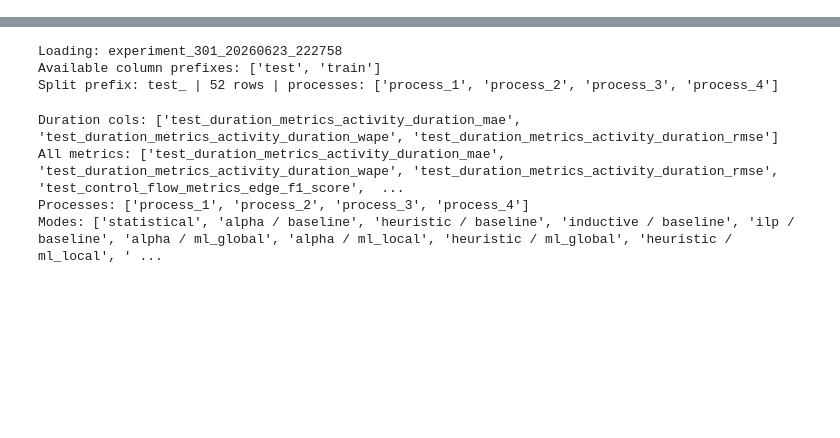
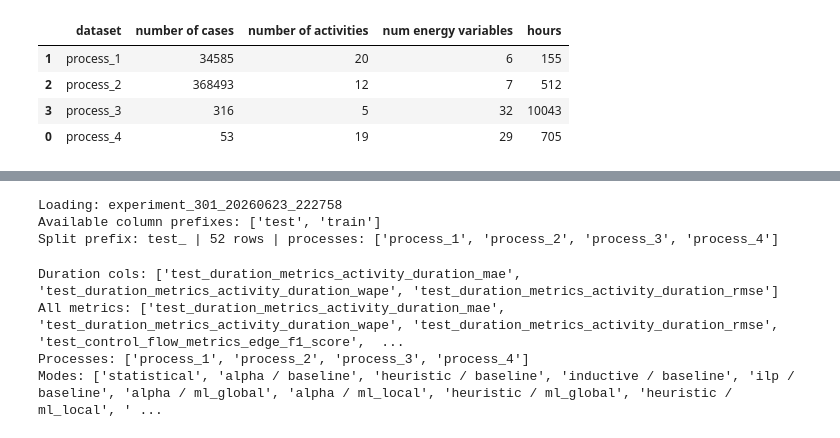
Before and after one commit to zapataunipaderborn/process_energy_demand_modelling, a Jupyter notebook: src/results_latex_table.ipynb, the cells around one changed output, grey strips where cells are left out. Cells and saved outputs as stored; diff of their text form; code cells hidden in the pictures; blank space fills up the shorter version.

```diff
--- a/src/results_latex_table.ipynb
+++ b/src/results_latex_table.ipynb
@@ -0,0 +33,81 @@
+# %%
+import pandas as pd
+from pathlib import Path
+
+# Load experiment 1 datasets
+exp_dir = Path('../data/gold/experiment_1')
+processes = [p for p in exp_dir.iterdir() if p.is_dir()]
+
+results = []
+for p in processes:
+
+    print(p)
+    dataset_dir = p / 'datasets'
+    if not dataset_dir.exists():
+        continue
+
+    df_exp_path = dataset_dir / 'df_expanded.parquet'
+    if not df_exp_path.exists():
+        continue
+
+    df = pd.read_parquet(df_exp_path)
+
+    # Energy variables (contain 'energy' but NOT 'ef')
+    energy_vars = [col for col in df.columns if 'energy' in col.lower() and 'ef' not in col.lower()]
+
+    print(energy_vars)
+
+    num_cols_energy = len(energy_vars) - 1
+
+
+
+    # Number of cases
+    case_col = 'case_id' if 'case_id' in df.columns else df.columns[0]
+    num_cases = df[case_col].nunique() if case_col in df.columns else None
+
+    # Number of activities
+    activity_col = 'activity_log'
+    num_activities = df[activity_col].nunique() if activity_col in df.columns else None
+
+    # Max and min date, complete duration
+    time_cols = [col for col in df.columns if 'time' in col.lower() or 'date' in col.lower()]
+    time_col = time_cols[0] if time_cols else None
+    if 'timestamp' in df.columns:
+        time_col = 'timestamp'
+    elif 'time:timestamp' in df.columns:
+        time_col = 'time:timestamp'
+
+    if time_col:
+        # Try converting to datetime if not already
+        df[time_col] = pd.to_datetime(df[time_col], errors='coerce')
+        min_date = df[time_col].min()
+        max_date = df[time_col].max()
+        complete_date = max_date - min_date
+        # Convert timedelta to total hours (rounded to 2 decimal places for readability)
+        hours = round(complete_date.total_seconds() / 3600, 2) if pd.notnull(complete_date) else None
+    else:
+        min_date, max_date, hours = None, None, None
+
+    # Number of rows in expanded
+    num_rows = len(df)
+
+    results.append({
+        'dataset': p.name,
+        'number of cases': num_cases,
+        'number of activities': num_activities,
+        'num energy variables': num_cols_energy,
+        'hours': int(round(hours)) if hours is not None else None,
+        #'observations': num_rows
+    })
+
+# Sort and display the DataFrame
+df_info = pd.DataFrame(results).sort_values(by='dataset')
+display(df_info)
+
+# Output a single LaTeX table for all datasets
+print("\\begin{table}[h]")
+print("\\centering")
+print("\\caption{Dataset Information Overview}")
+print(df_info.to_latex(index=False).replace('_', '\\_'))
+print("\\end{table}")
+# %% [output]
@@ -0,0 +122,5 @@
+|  | dataset | number of cases | number of activities | num energy variables | hours |
+| 1 | process_1 | 34585 | 20 | 6 | 155 |
+| 2 | process_2 | 368493 | 12 | 7 | 512 |
+| 3 | process_3 | 316 | 5 | 32 | 10043 |
+| 0 | process_4 | 53 | 19 | 29 | 705 |
```
Also changed, not shown: parts of 3 cells of this notebook, 5 other files.
